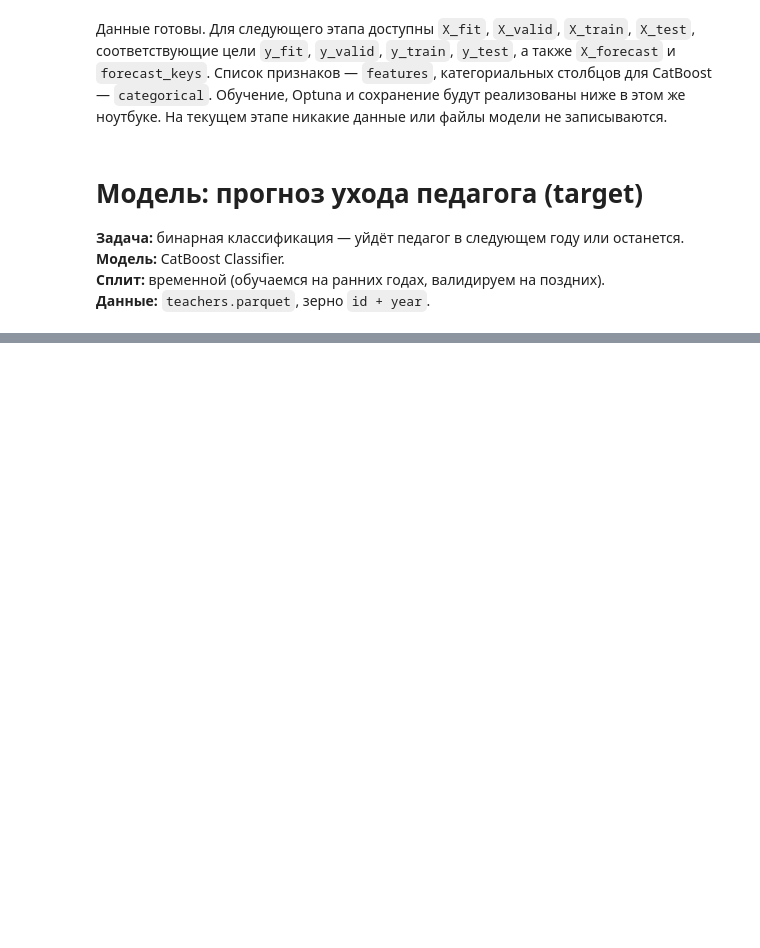
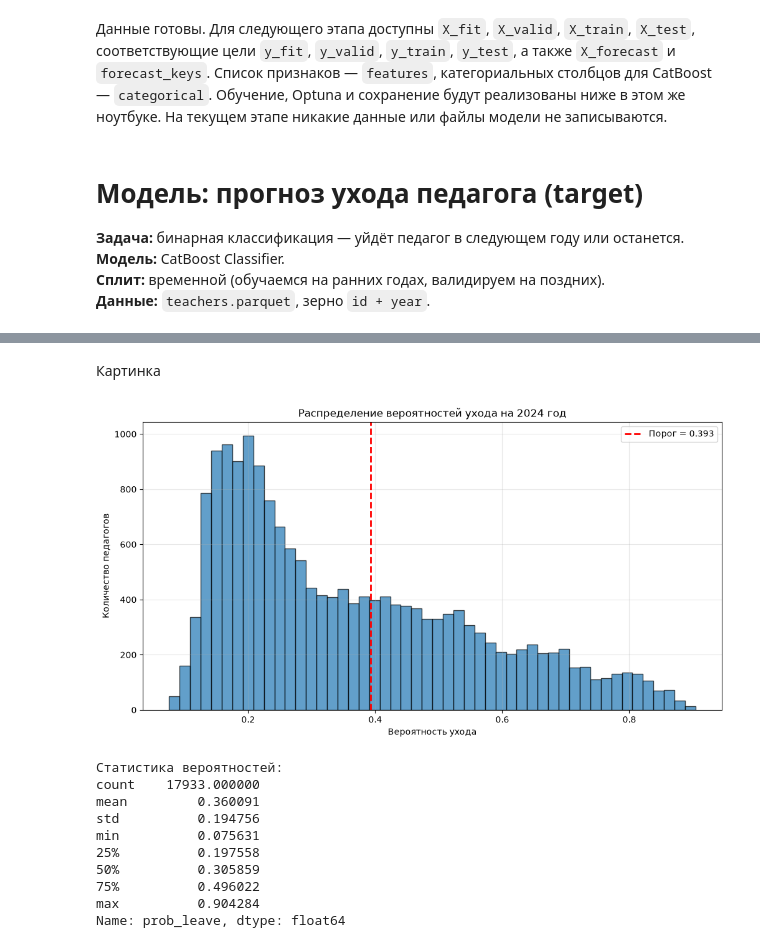
Before and after one commit to Ar4eRSp/hr-teachers, a Jupyter notebook: prototype/model.ipynb, the cells around one changed output, grey strips where cells are left out. Drawn from its saved outputs; the diff is of its cells as text; code cells hidden in the pictures; blank space fills up the shorter version.

```diff
--- a/prototype/model.ipynb
+++ b/prototype/model.ipynb
@@ -457,0 +250,13 @@ print(f"   - Метаданные: artifacts.pkl (порог={optimal_threshold:
+# %%
+y_test_proba = model.predict_proba(X_test)[:, 1]
+y_test_pred = (y_test_proba >= 0.5).astype(int)
+
+print("=== ROC-AUC ===")
+print(f"{roc_auc_score(y_test, y_test_proba):.4f}")
+
+print("\n=== PR-AUC ===")
+prec, rec, _ = precision_recall_curve(y_test, y_test_proba)
+print(f"{pr_auc(rec, prec):.4f}")
+
+print("\n=== Classification Report (порог 0.5) ===")
+print(classification_report(y_test, y_test_pred, target_names=["Остался", "Ушёл"]))
@@ -457,0 +320,9 @@ print(f"   - Метаданные: artifacts.pkl (порог={optimal_threshold:
+# %%
+forecast_proba = model.predict_proba(X_forecast)[:, 1]
+forecast_df = forecast_keys.copy()
+forecast_df["prob_leave"] = forecast_proba
+forecast_df["risk_group"] = (forecast_proba >= optimal_threshold).astype(int)
+
+print(f"Прогноз на 2024: {len(forecast_df)} педагогов")
+print(f"В группе риска: {forecast_df['risk_group'].sum()} ({forecast_df['risk_group'].mean():.1%})")
+forecast_df.head(10)
@@ -457,0 +343,32 @@ print(f"   - Метаданные: artifacts.pkl (порог={optimal_threshold:
+# %% [markdown]
+Картинка
+# %%
+import matplotlib.pyplot as plt
+
+plt.figure(figsize=(12, 6))
+
+# Гистограмма вероятностей
+plt.hist(forecast_df["prob_leave"], bins=50, alpha=0.7, edgecolor='black')
+plt.axvline(optimal_threshold, color='red', linestyle='--', linewidth=2, label=f'Порог = {optimal_threshold:.3f}')
+plt.xlabel('Вероятность ухода')
+plt.ylabel('Количество педагогов')
+plt.title('Распределение вероятностей ухода на 2024 год')
+plt.legend()
+plt.grid(alpha=0.3)
+plt.show()
+
+# Статистика
+print(f"\nСтатистика вероятностей:")
+print(forecast_df["prob_leave"].describe())
+# %% [output]
+[figure, added]
+Статистика вероятностей:
+count    17933.000000
+mean         0.360091
+std          0.194756
+min          0.075631
+25%          0.197558
+50%          0.305859
+75%          0.496022
+max          0.904284
+Name: prob_leave, dtype: float64
```
Also changed, not shown: parts of 39 cells of this notebook, 10 other files.
